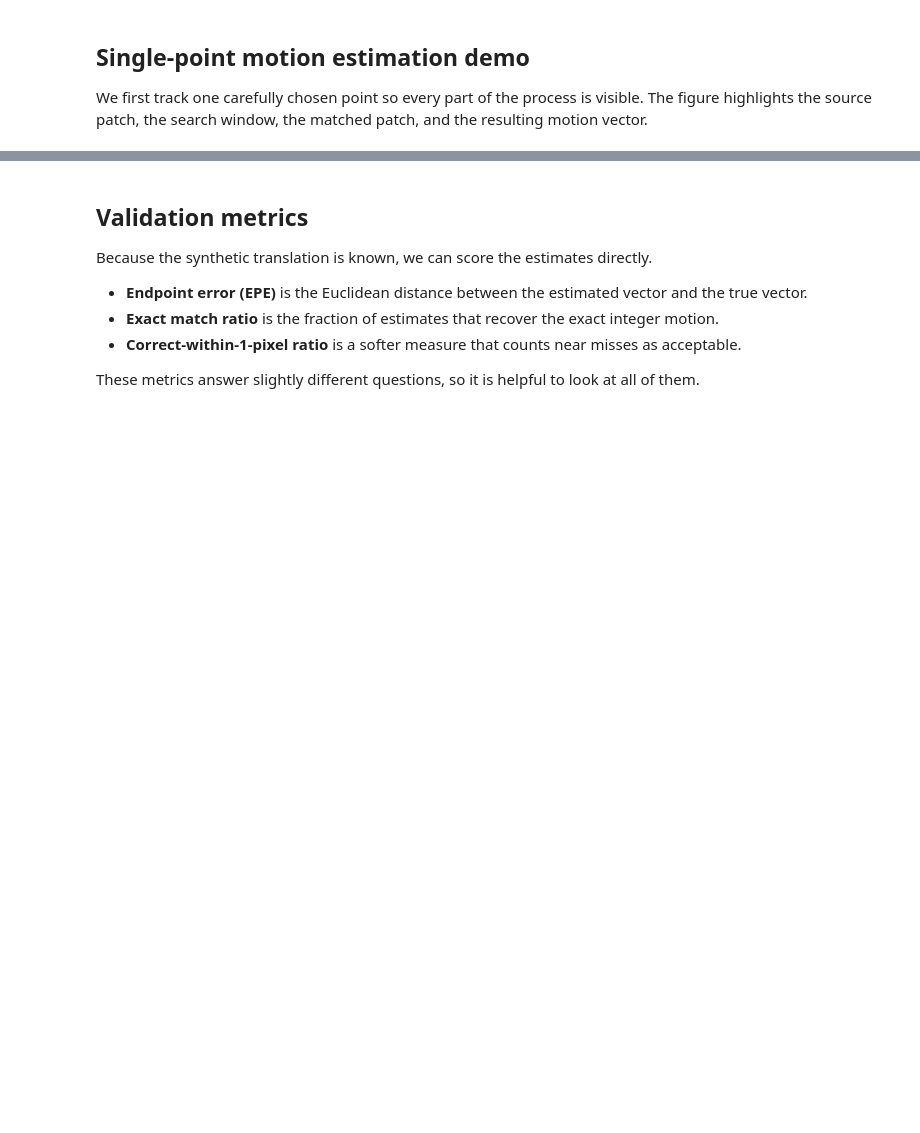
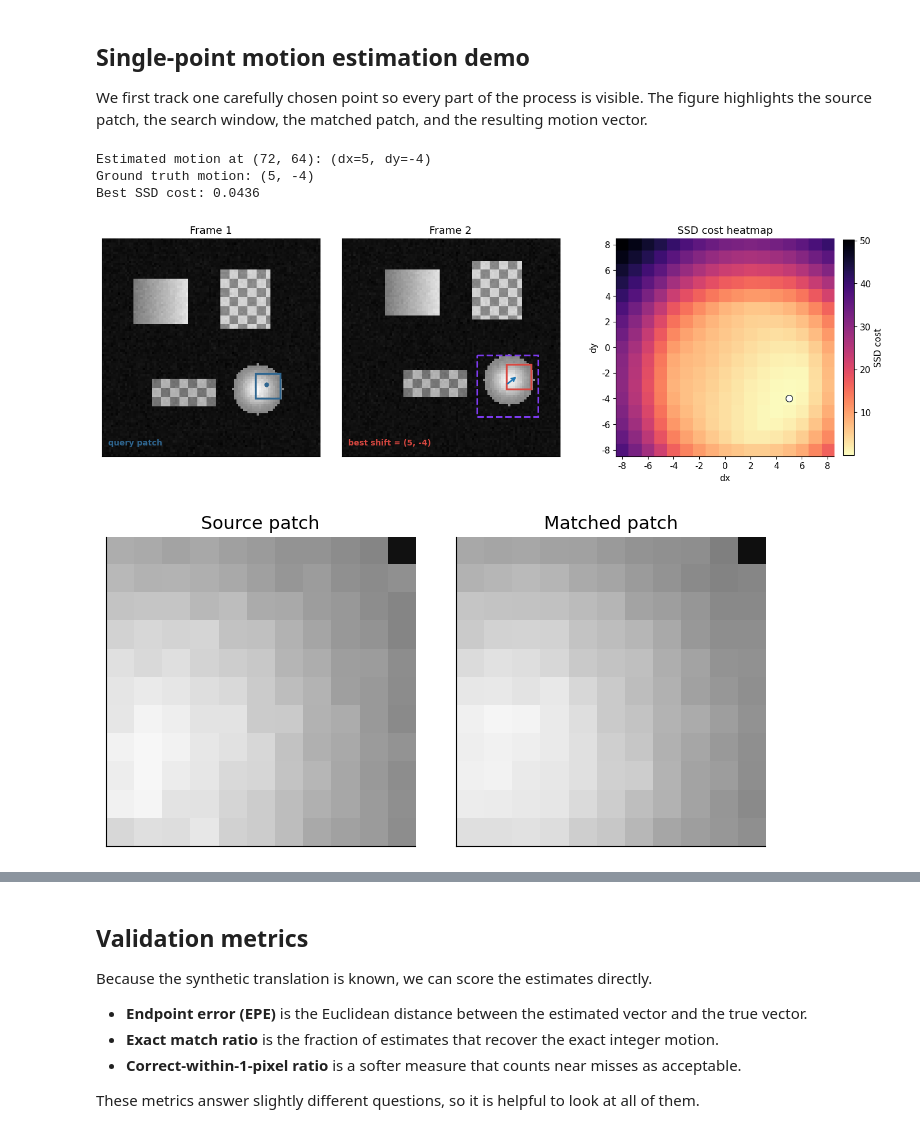
Before and after one commit to iamseba29/eng-ai-agents, a Jupyter notebook: notebooks/CV/2026/spring/final/chapter-46-motion-estimation/index.ipynb, the cells around one changed output, grey strips where cells are left out. Saved outputs shown, nothing was run; the diff lists cells and outputs as text; code cells hidden in the pictures; blank space fills up the shorter version.

```diff
--- a/notebooks/CV/2026/spring/final/chapter-46-motion-estimation/index.ipynb
+++ b/notebooks/CV/2026/spring/final/chapter-46-motion-estimation/index.ipynb
@@ -69,0 +43,22 @@ The helper below builds a frame, applies an integer translation, and optionally
+# %%
+import time
+import numpy as np
+import matplotlib.pyplot as plt
+from matplotlib.patches import ConnectionPatch, Rectangle
+
+plt.style.use("default")
+plt.rcParams.update(
+    {
+        "figure.facecolor": "white",
+        "axes.facecolor": "#fbfdff",
+        "axes.spines.top": False,
+        "axes.spines.right": False,
+        "axes.grid": False,
+        "font.size": 11,
+        "axes.titlesize": 13,
+        "axes.labelsize": 11,
+        "figure.titlesize": 15,
+    }
+)
+
+rng = np.random.default_rng(7)
@@ -245,25 +328,23 @@ def draw_patch_matching_demo(frame1, frame2, point_xy, match_result, patch_size,
 We first track one carefully chosen point so every part of the process is visible.
 The figure highlights the source patch, the search window, the matched patch, and the resulting motion vector.
 # %%
-point_xy = (72, 64)
-patch_size = 11
+point_xy = demo_point_xy
+patch_size = demo_patch_size
 search_radius = 8
 
 match_result = estimate_patch_motion(frame1, frame2, point_xy, patch_size=patch_size, search_radius=search_radius)
 print(f"Estimated motion at {point_xy}: (dx={match_result['dx']}, dy={match_result['dy']})")
 print(f"Ground truth motion: {tuple(map(int, gt_motion))}")
+print(f"Best SSD cost: {match_result['cost']:.4f}")
 
 draw_patch_matching_demo(frame1, frame2, point_xy, match_result, patch_size, search_radius)
-
-fig, axes = plt.subplots(1, 2, figsize=(6.6, 3.1), constrained_layout=True)
-axes[0].imshow(match_result["template_patch"], cmap="gray", vmin=0, vmax=1)
-axes[0].set_title("Source patch")
-axes[1].imshow(match_result["match_patch"], cmap="gray", vmin=0, vmax=1)
-axes[1].set_title("Matched patch")
-for ax in axes:
-    ax.set_xticks([])
-    ax.set_yticks([])
-plt.show()
+draw_patch_pair(match_result)
+# %% [output]
+Estimated motion at (72, 64): (dx=5, dy=-4)
+Ground truth motion: (5, -4)
+Best SSD cost: 0.0436
+[figure, added]
+[figure, added]
 # %% [markdown]
 ## Sparse motion field estimation
 
```
Also changed, not shown: parts of 28 cells of this notebook.
